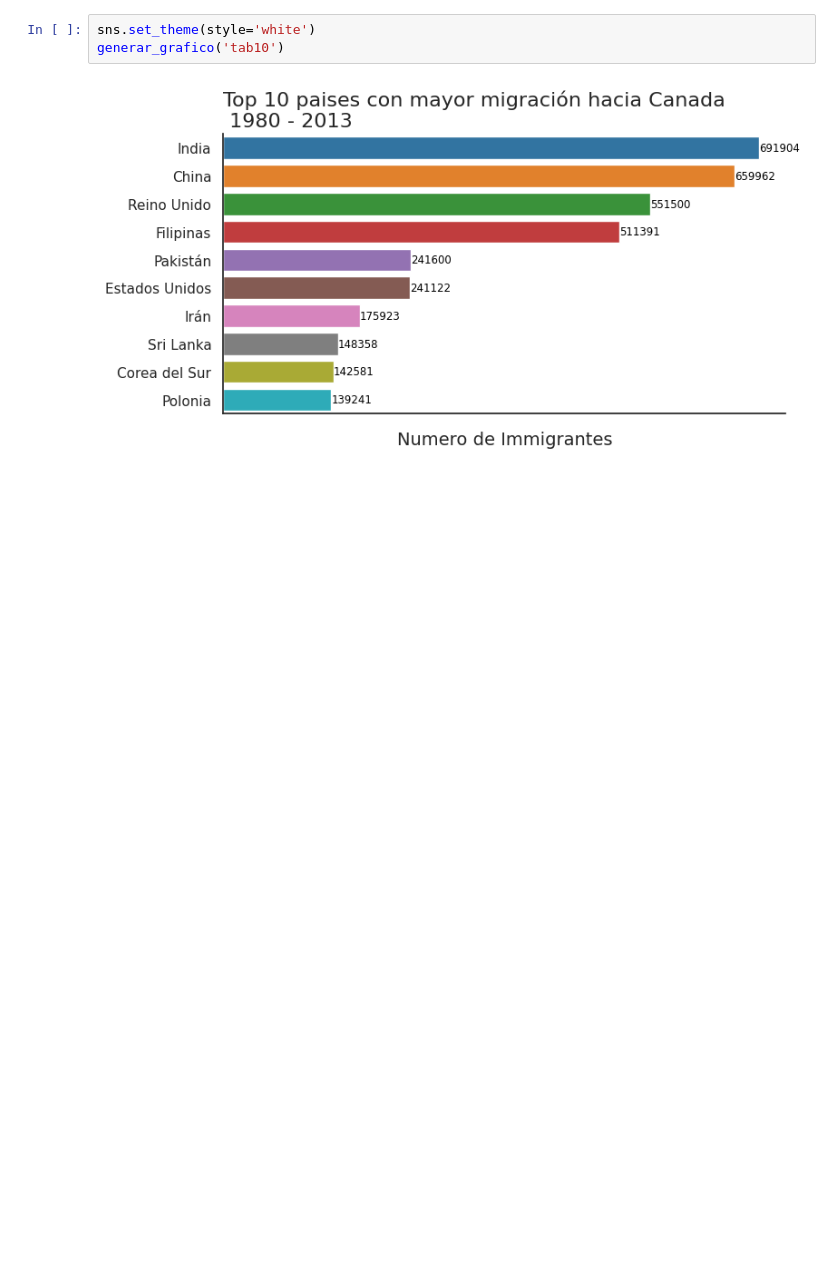
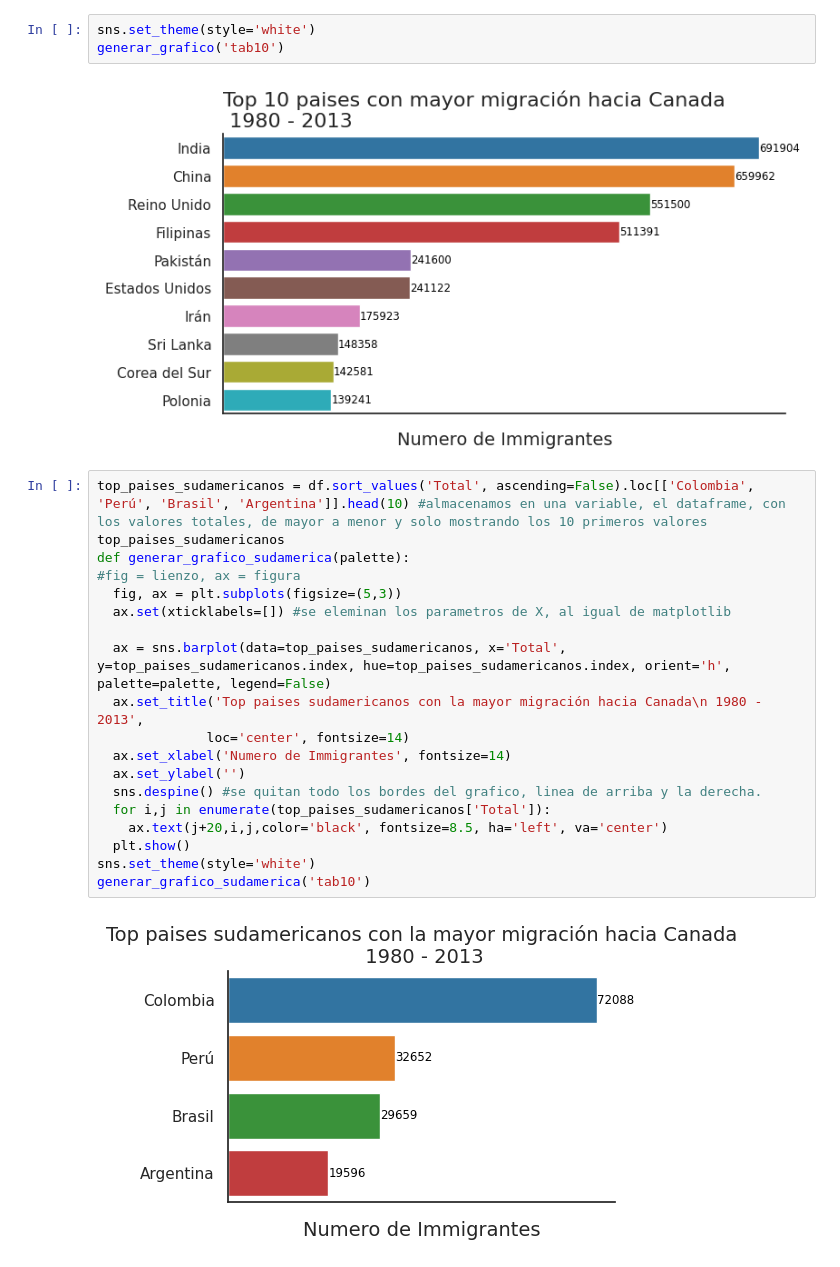
Before and after one commit to AndresCMontejo/Visualizaci-n-de-datos-con-Python-Matplotlib-Seaborn-y-Plotly, a Jupyter notebook: visualizacion_de_datos_con_python.ipynb, the cells around one changed output. Drawn from its saved outputs; the diff is of its cells as text; blank space fills up the shorter version.

```diff
--- a/visualizacion_de_datos_con_python.ipynb
+++ b/visualizacion_de_datos_con_python.ipynb
@@ -601,3 +601,24 @@ sns.set_theme(style='white')
 generar_grafico('tab10')
 # %% [output]
 [figure]
+# %%
+top_paises_sudamericanos = df.sort_values('Total', ascending=False).loc[['Colombia', 'Perú', 'Brasil', 'Argentina']].head(10) #almacenamos en una variable, el dataframe, con los valores totales, de mayor a menor y solo mostrando los 10 primeros valores
+top_paises_sudamericanos
+def generar_grafico_sudamerica(palette):
+#fig = lienzo, ax = figura
+  fig, ax = plt.subplots(figsize=(5,3))
+  ax.set(xticklabels=[]) #se eleminan los parametros de X, al igual de matplotlib
+
+  ax = sns.barplot(data=top_paises_sudamericanos, x='Total', y=top_paises_sudamericanos.index, hue=top_paises_sudamericanos.index, orient='h', palette=palette, legend=False)
+  ax.set_title('Top paises sudamericanos con la mayor migración hacia Canada\n 1980 - 2013',
+              loc='center', fontsize=14)
+  ax.set_xlabel('Numero de Immigrantes', fontsize=14)
+  ax.set_ylabel('')
+  sns.despine() #se quitan todo los bordes del grafico, linea de arriba y la derecha.
+  for i,j in enumerate(top_paises_sudamericanos['Total']):
+    ax.text(j+20,i,j,color='black', fontsize=8.5, ha='left', va='center')
+  plt.show()
+sns.set_theme(style='white')
+generar_grafico_sudamerica('tab10')
+# %% [output]
+[figure, added]
```
Also changed, not shown: parts of 1 cell of this notebook.
